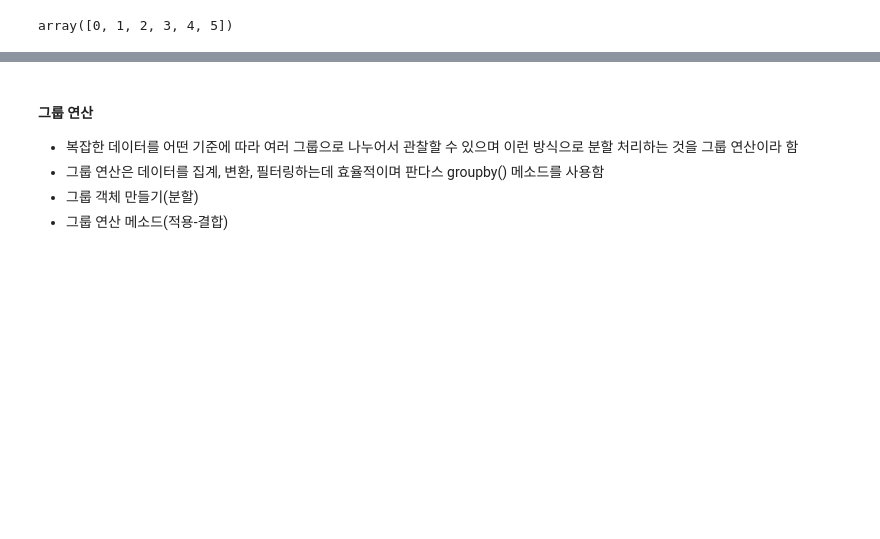
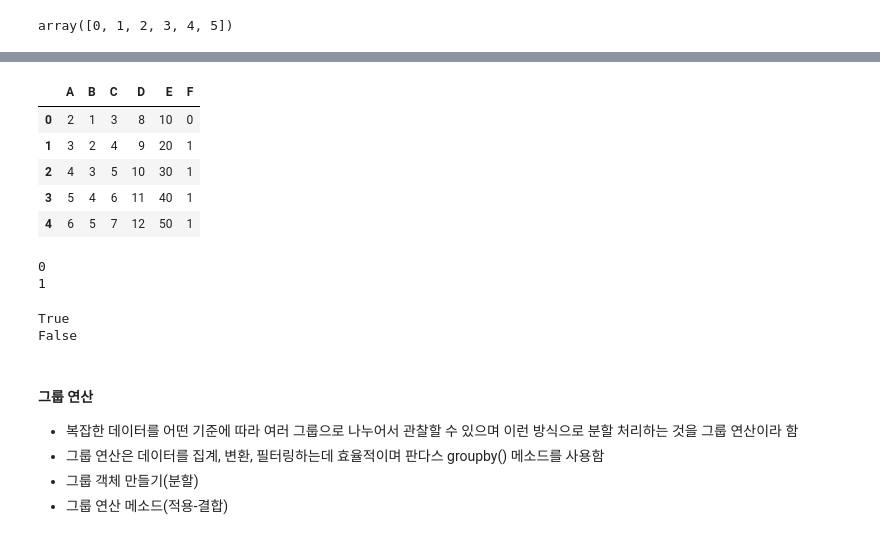
Before and after one commit to H-wooks/KITA_2024, a Jupyter notebook: M3_분석라이브러리/Pandas/Pandas_2_연산.ipynb, the cells around one changed output, grey strips where cells are left out. Saved outputs shown, nothing was run; the diff lists cells and outputs as text; code cells hidden in the pictures; blank space fills up the shorter version.

```diff
--- a/M3_분석라이브러리/Pandas/Pandas_2_연산.ipynb
+++ b/M3_분석라이브러리/Pandas/Pandas_2_연산.ipynb
@@ -237,3 +384,39 @@ array([0, 1, 2, 3, 4, 5])
+# %%
+# Task6_0528. df에서 두 개의 열을 더한 값이 다른 한 개의 열보다 큰 경우에는 1, 작은 경우에는 0으로 값을 정하는 새로운 열을 생성한 후 출력하세요.
+import pandas as pd
+
+# 데이터프레임 생성
+df = pd.DataFrame({
+    "A": [2, 3, 4, 5, 6],
+    "B": [1, 2, 3, 4, 5],
+    "C": [3, 4, 5, 6, 7],
+    "D": [8, 9, 10, 11, 12],
+    "E": [10, 20, 30, 40, 50]
+})
+
+df['F'] = (df['A'] + df['B'] > df['C']).astype(int)
+df
+# %% [output]
+|  | A | B | C | D | E | F |
+| 0 | 2 | 1 | 3 | 8 | 10 | 0 |
+| 1 | 3 | 2 | 4 | 9 | 20 | 1 |
+| 2 | 4 | 3 | 5 | 10 | 30 | 1 |
+| 3 | 5 | 4 | 6 | 11 | 40 | 1 |
+| 4 | 6 | 5 | 7 | 12 | 50 | 1 |
+# %%
+false_as_int=int(False)
+true_as_int=int(True)
+print(false_as_int)
+print(true_as_int)
+# %% [output]
+0
+1
+# %%
+print(bool(1))
+print(bool(0))
+# %% [output]
+True
+False
 # %% [markdown]
 #### 그룹 연산
 * 복잡한 데이터를 어떤 기준에 따라 여러 그룹으로 나누어서 관찰할 수 있으며 이런 방식으로 분할 처리하는 것을 그룹 연산이라 함
```
Also changed, not shown: parts of 45 cells of this notebook, 1 other file.
